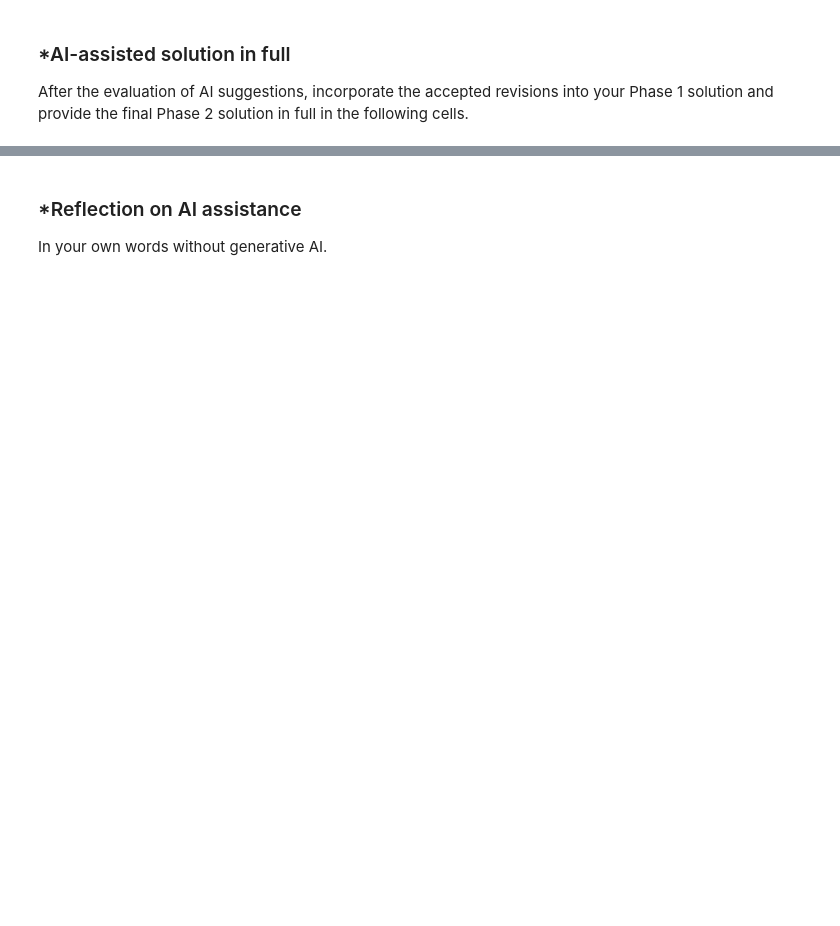
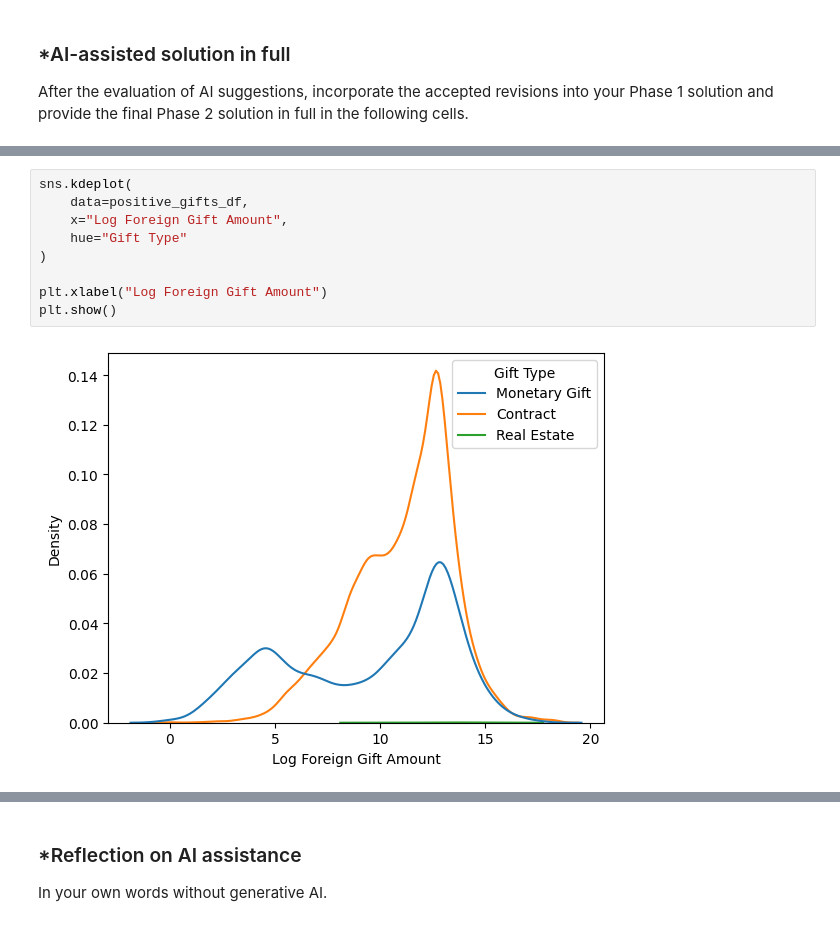
Before and after one commit to andrewniscool/A02-eda-and-visualization, a Jupyter notebook: notebook.ipynb, the cells around one changed output, grey strips where cells are left out. Drawn from its saved outputs; the diff is of its cells as text; blank space fills up the shorter version.

```diff
--- a/notebook.ipynb
+++ b/notebook.ipynb
@@ -332,0 +516,11 @@ After the evaluation of AI suggestions, incorporate the accepted revisions into
+# %%
+sns.kdeplot(
+    data=positive_gifts_df,
+    x="Log Foreign Gift Amount",
+    hue="Gift Type"
+)
+
+plt.xlabel("Log Foreign Gift Amount")
+plt.show()
+# %% [output]
+[figure, added]
```
Also changed, not shown: parts of 24 cells of this notebook.
